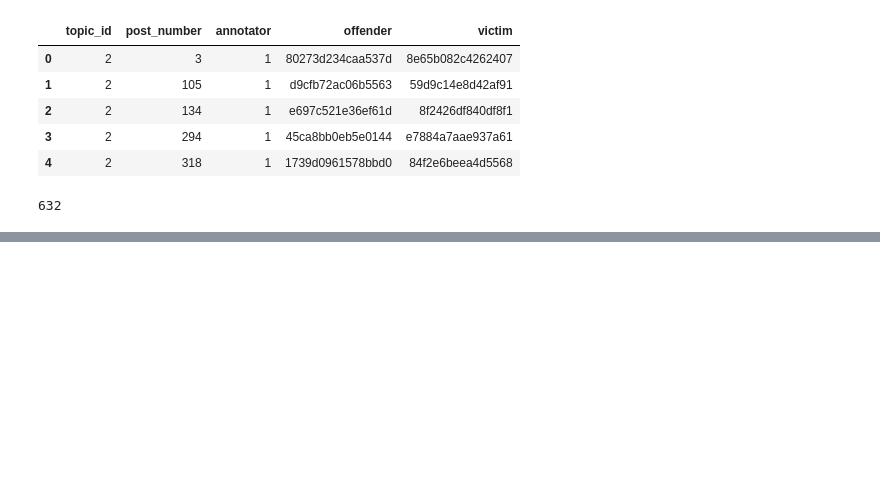
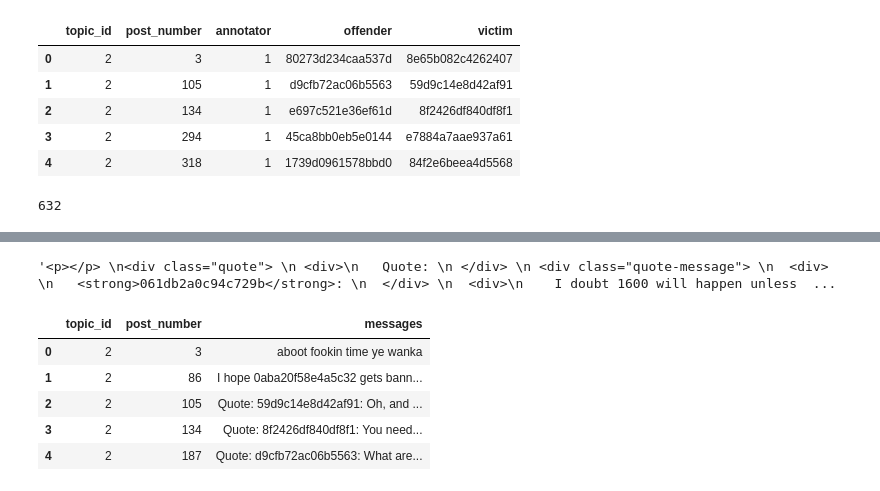
Before and after one commit to masakljun/nlp-project, a Jupyter notebook: code/03_Preprocess_cyberbullying.ipynb, the cells around one changed output, grey strips where cells are left out. Drawn from its saved outputs; the diff is of its cells as text; code cells hidden in the pictures; blank space fills up the shorter version.

```diff
--- a/code/03_Preprocess_cyberbullying.ipynb
+++ b/code/03_Preprocess_cyberbullying.ipynb
@@ -26,0 +59,34 @@ ParserError: Error tokenizing data. C error: Buffer overflow caught - possible m
+# %%
+import re
+def process_text(text):
+    # remove html tags
+    cleanr = re.compile('<.*?>')
+    cleantext = re.sub(cleanr, '', text)
+    cleantext.strip()
+
+    # remove &sometihngttags
+    cleanr = re.compile('&.*?;')
+    cleantext = re.sub(cleanr, '', cleantext)
+
+    # remove empty lines
+    cleanr = re.compile('\n')
+    cleantext = re.sub(cleanr, '', cleantext)
+
+    # remove \r
+    cleanr = re.compile('\r')
+    cleantext = re.sub(cleanr, '', cleantext)
+
+    # remove extra space
+    cleantext = re.sub(' +', ' ', cleantext)
+
+    #cleantext = "".join([s for s in cleantext.strip().splitlines(True) if s.strip()])
+    #cleantext.strip()
+    return cleantext
+# %%
+cleaned = []
+for row in target:
+    text = messages.loc[(messages["topic_id"] == row[0]) & (messages["post_number"] == row[1])]["html_message"]
+    text = text.values[0]
+    cleaned.append(process_text(text))
+
+cleaned
@@ -26,0 +111,15 @@ ParserError: Error tokenizing data. C error: Buffer overflow caught - possible m
+# %%
+text = messages.loc[(messages["topic_id"] == 140) & (messages["post_number"] == 66)]["html_message"]
+text.values[0]
+# %% [output]
+'<p></p> \n<div class="quote"> \n <div>\n   Quote: \n </div> \n <div class="quote-message"> \n  <div> \n   <strong>061db2a0c94c729b</strong>: \n  </div> \n  <div>\n    I doubt 1600 will happen unless  ...
+# %%
+new_df = pd.DataFrame({"topic_id": target[:, 0], "post_number": target[:, 1], "messages": cleaned})
+new_df.head()
+# %% [output]
+|  | topic_id | post_number | messages |
+| 0 | 2 | 3 | aboot fookin time ye wanka |
+| 1 | 2 | 86 | I hope 0aba20f58e4a5c32 gets bann... |
+| 2 | 2 | 105 | Quote: 59d9c14e8d42af91: Oh, and ... |
+| 3 | 2 | 134 | Quote: 8f2426df840df8f1: You need... |
+| 4 | 2 | 187 | Quote: d9cfb72ac06b5563: What are... |
```
Also changed, not shown: parts of 7 cells of this notebook, 6 other files.
